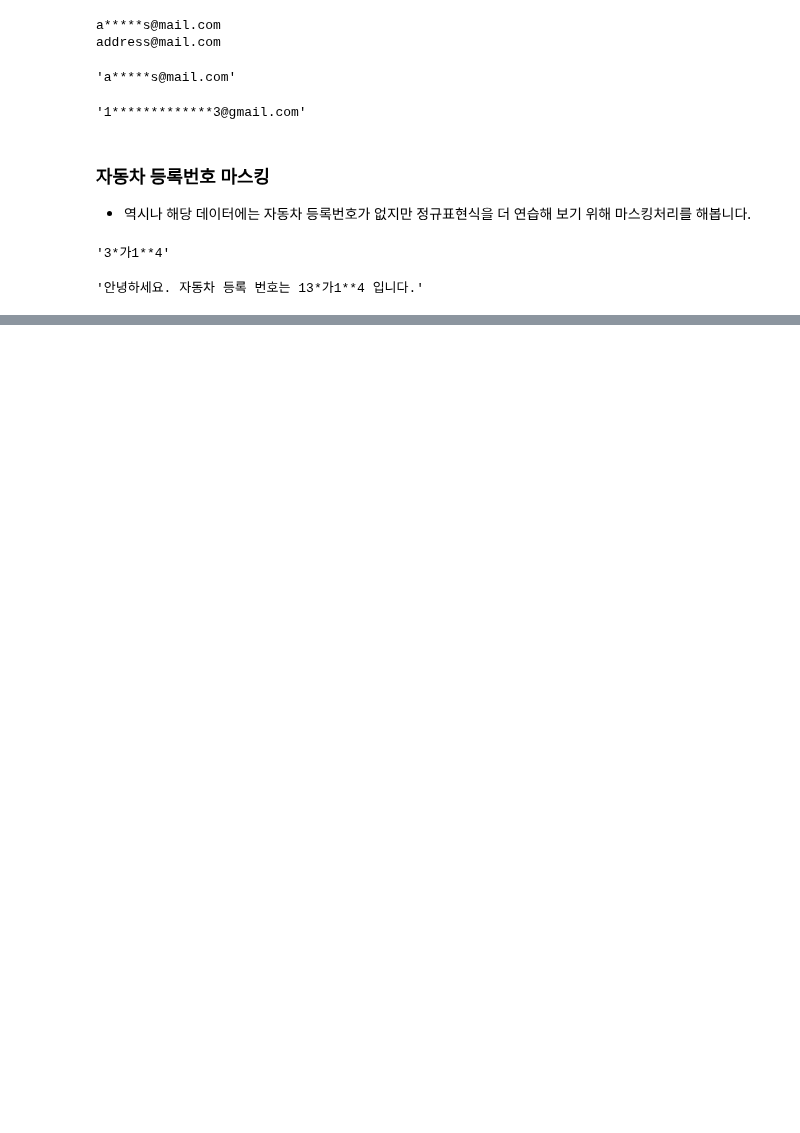
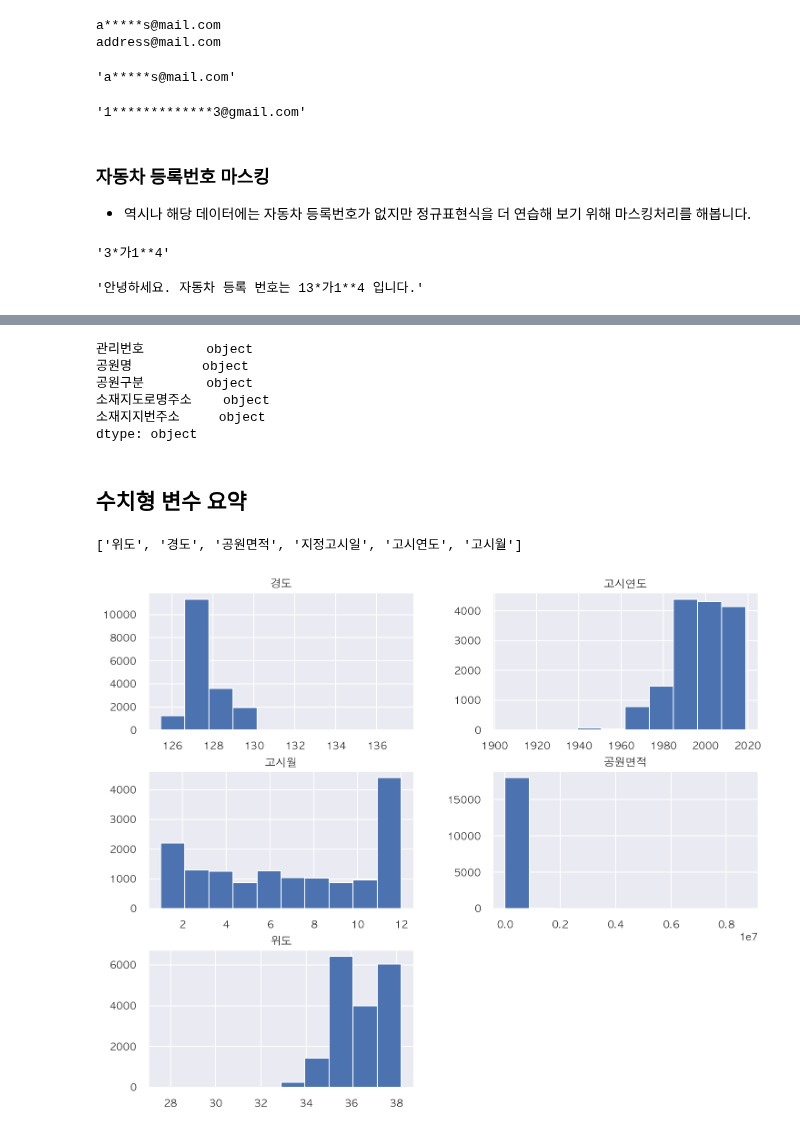
Before and after one commit to neverlish/Learned, a Jupyter notebook: data/inflearn-public-data-python/05-park.ipynb, the cells around one changed output, grey strips where cells are left out. Cells and saved outputs as stored; diff of their text form; code cells hidden in the pictures; blank space fills up the shorter version.

```diff
--- a/data/inflearn-public-data-python/05-park.ipynb
+++ b/data/inflearn-public-data-python/05-park.ipynb
@@ -981,0 +985,30 @@ re.sub("([0-9])([가-힣])([\d])([\d]{2})([\d])", r"*\2\3**\5", car_num)
+# %%
+# data_types 변수에 데이터 타입만 따로 모으기
+
+data_types = df.dtypes
+data_types[:5]
+# %% [output]
+관리번호        object
+공원명         object
+공원구분        object
+소재지도로명주소    object
+소재지지번주소     object
+dtype: object
+# %% [markdown]
+## 수치형 변수 요약
+# %%
+# 수치형 변수 구하기
+# var_numbers 변수에 담습니다.
+
+var_numbers = data_types[data_types != 'object']
+var_numbers = var_numbers.index.tolist()
+var_numbers
+# %% [output]
+['위도', '경도', '공원면적', '지정고시일', '고시연도', '고시월']
+# %%
+# 히스토그램을 그리면 수치형 변수에 대한 빈도수 분포를 확인할 수 있습니다.
+# 빈도수 분포 => 도수 분포표를 시각화 합니다.
+
+h = df.hist(figsize=(12, 10))
+# %% [output]
+[figure, added]
```
Also changed, not shown: parts of 9 cells of this notebook.
